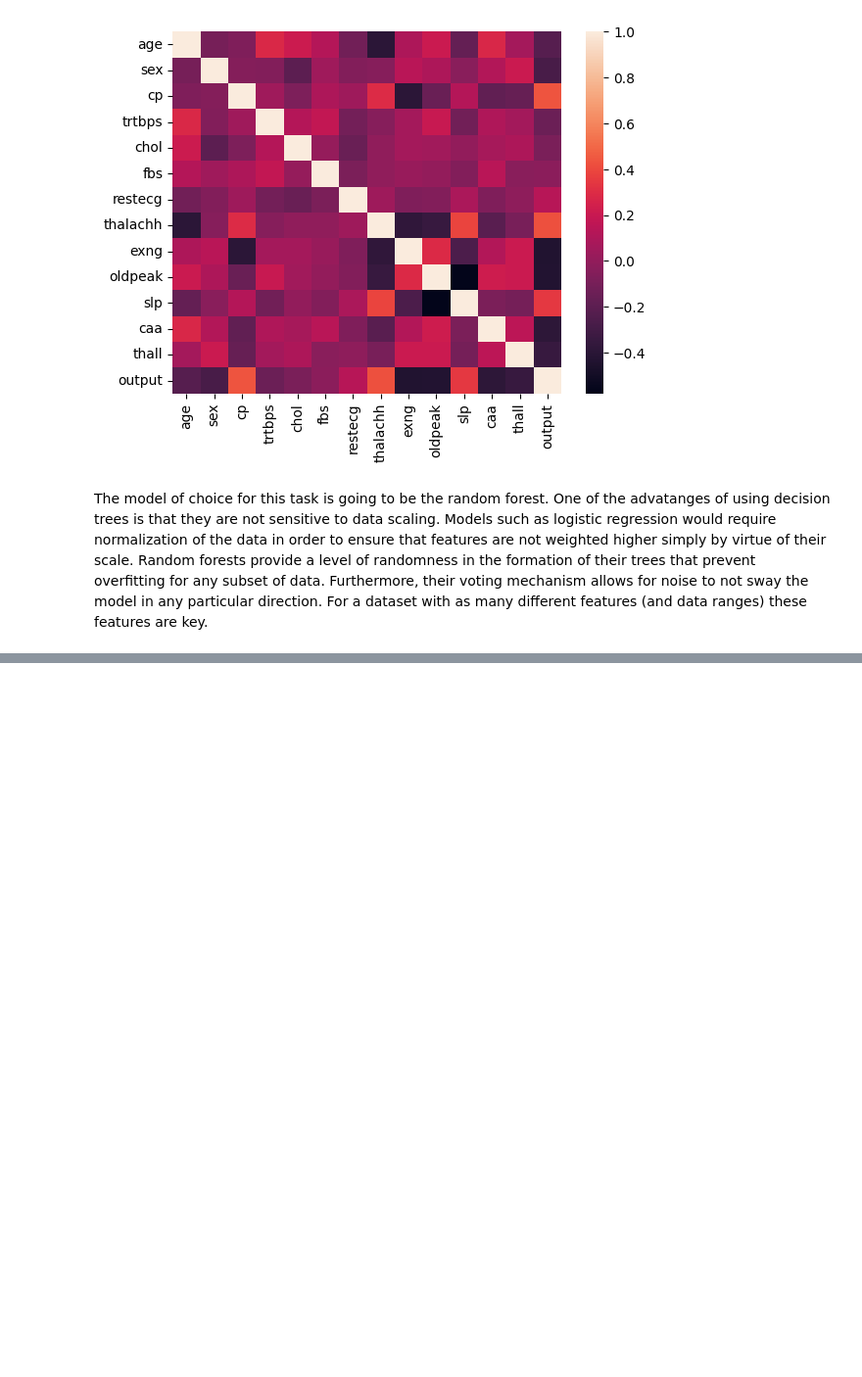
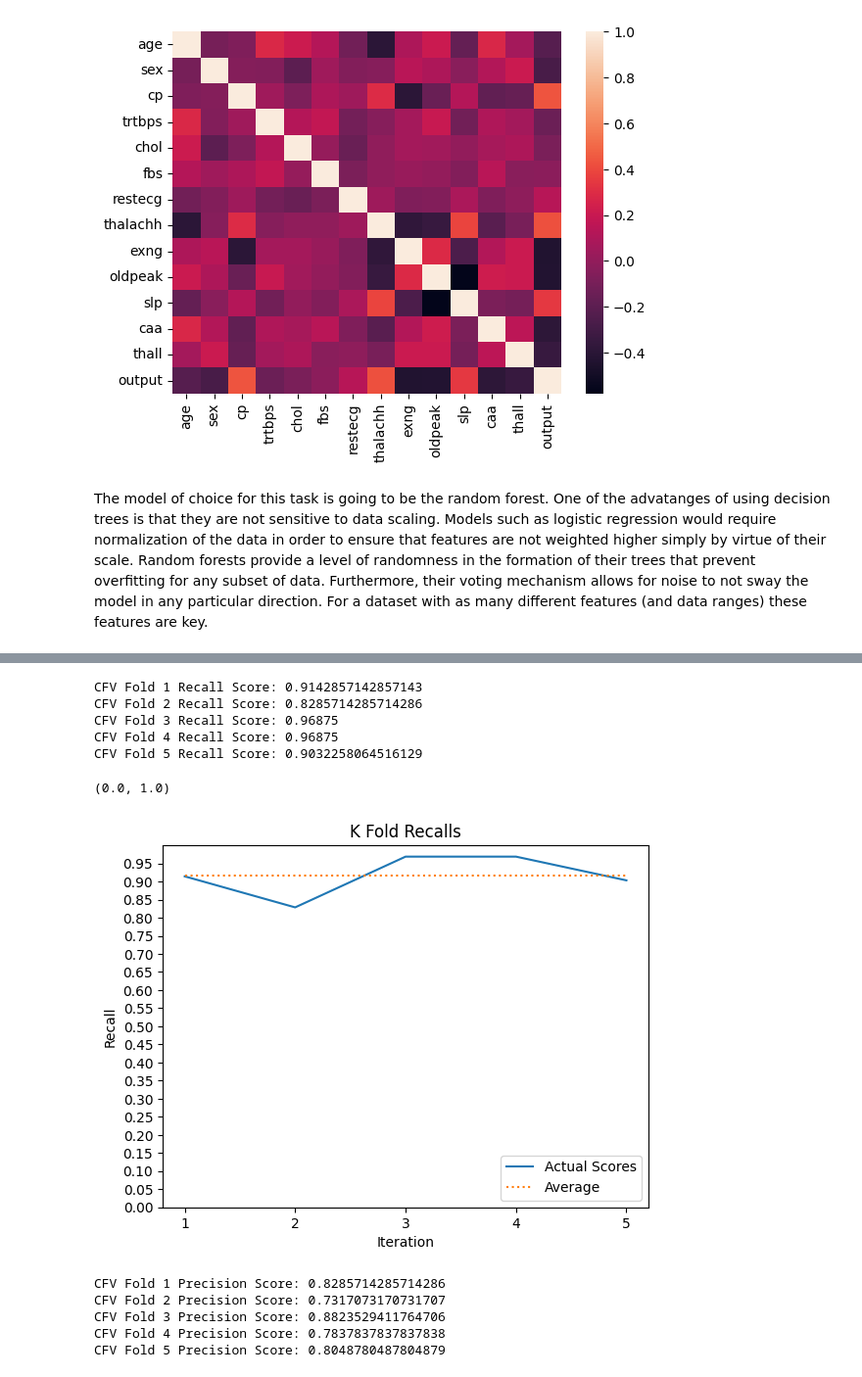
Before and after one commit to james-stautler/CSCA-5622-final-project, a Jupyter notebook: HeartAttack.ipynb, the cells around one changed output, grey strips where cells are left out. Shown at 98% size. Drawn from its saved outputs; the diff is of its cells as text; code cells hidden in the pictures; blank space fills up the shorter version.

```diff
--- a/HeartAttack.ipynb
+++ b/HeartAttack.ipynb
@@ -158,0 +161,55 @@ plt.ylim((0, 1))
+# %%
+from sklearn.metrics import recall_score
+
+recall_scores = []
+for i, (train_index, test_index) in enumerate(kf.split(X)):
+    X_train, y_train = X.iloc[train_index], y.iloc[train_index]
+    X_test, y_test = X.iloc[test_index], y.iloc[test_index]
+
+    bestModel.fit(X_train, y_train)
+    preds = bestModel.predict(X_test)
+    recall = recall_score(y_test, preds)
+
+    print("CFV Fold {index} Recall Score: ".format(index=i + 1) + str(recall))
+    recall_scores.append(recall)
+# %% [output]
+CFV Fold 1 Recall Score: 0.9142857142857143
+CFV Fold 2 Recall Score: 0.8285714285714286
+CFV Fold 3 Recall Score: 0.96875
+CFV Fold 4 Recall Score: 0.96875
+CFV Fold 5 Recall Score: 0.9032258064516129
+# %%
+x = [i for i in range(1, 6)]
+plt.plot(x, recall_scores, label="Actual Scores")
+plt.plot(x, [sum(recall_scores)/len(recall_scores) for _ in range(5)], linestyle=":", label="Average")
+
+plt.title("K-Fold Recalls")
+plt.legend(loc="lower right")
+plt.xlabel("Iteration")
+plt.xticks(x)
+plt.ylabel("Recall")
+plt.yticks(np.arange(0, 1, 0.05))
+plt.ylim((0, 1))
+# %% [output]
+(0.0, 1.0)
+[figure, added]
+# %%
+from sklearn.metrics import precision_score
+
+precision_scores = []
+for i, (train_index, test_index) in enumerate(kf.split(X)):
+    X_train, y_train = X.iloc[train_index], y.iloc[train_index]
+    X_test, y_test = X.iloc[test_index], y.iloc[test_index]
+
+    bestModel.fit(X_train, y_train)
+    preds = bestModel.predict(X_test)
+    precision = precision_score(y_test, preds)
+
+    print("CFV Fold {index} Precision Score: ".format(index=i + 1) + str(precision))
+    precision_scores.append(precision)
+# %% [output]
+CFV Fold 1 Precision Score: 0.8285714285714286
+CFV Fold 2 Precision Score: 0.7317073170731707
+CFV Fold 3 Precision Score: 0.8823529411764706
+CFV Fold 4 Precision Score: 0.7837837837837838
+CFV Fold 5 Precision Score: 0.8048780487804879
```
Also changed, not shown: parts of 4 cells of this notebook.
